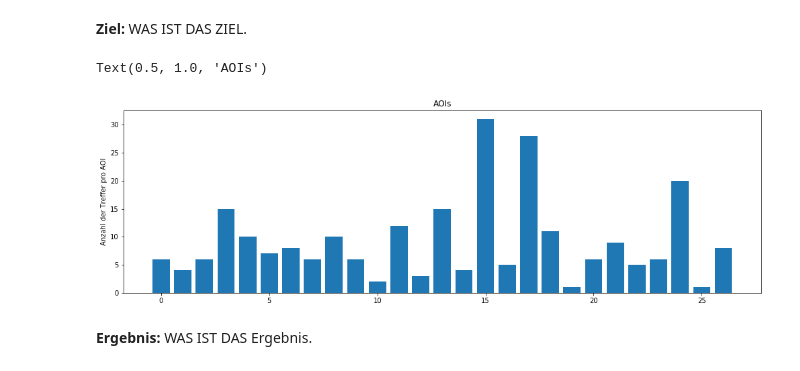
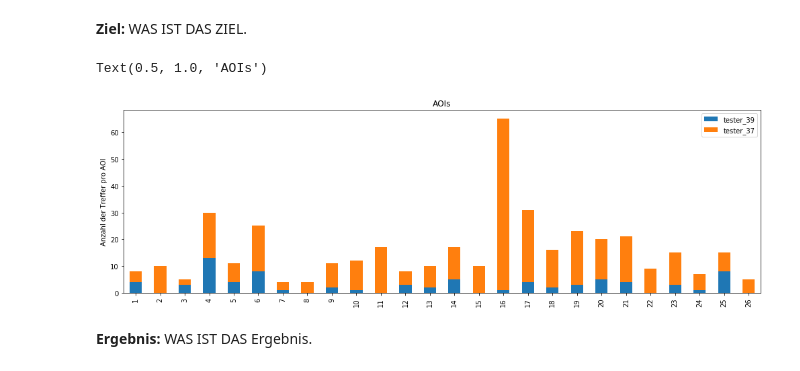
Before and after one commit to marc101101/masterarbeit_eye_tracking, a Jupyter notebook: evaluation/2_data_distribution/0_data_distribution.ipynb, the cells around one changed output. Saved outputs shown, nothing was run; the diff lists cells and outputs as text; code cells hidden in the pictures.

```diff
--- a/evaluation/2_data_distribution/0_data_distribution.ipynb
+++ b/evaluation/2_data_distribution/0_data_distribution.ipynb
@@ -50,7 +50,7 @@ info_data = []
 counter_gaze = []
 frames_with_face = []
 testers = []
-aoi_hits = {}
+aoi_hits = []
 position_hits = {}
 positions_by_aoi_hits = []
 client_data = {}
@@ -63,6 +63,7 @@ for f in file_names:
     last_ts = datetime.fromtimestamp(df['server_timestamp'][count_total - 1])
     test_person = str((df['annotation_test_person_id'][count_total - 1]))[:-1]
 
+
     # gaze & face hits
     count_face = len(df[(df[['eye_lmk_X_0','eye_lmk_Y_0','eye_lmk_Z_0']] != 0).all(axis=1)]['frame'])
     count_gaze = len(df[(df[['gaze_direction_0_x','gaze_direction_0_y','gaze_direction_0_z']] != 0).all(axis=1)]['frame'])
@@ -70,7 +71,8 @@ for f in file_names:
     # aoi & positions hits
     uniqueValues, occurCount = np.unique(df[(df[['gaze_direction_0_x','gaze_direction_0_y','gaze_direction_0_z']] != 0).all(axis=1)]['annotation_aoi'],
                                          return_counts=True)
-    current_aois = occurCount
+
+    current_aois = pd.DataFrame(occurCount, index =uniqueValues, columns=["tester_" + test_person])
 
     uniqueValues, occurCount = np.unique(df[(df[['gaze_direction_0_x','gaze_direction_0_y','gaze_direction_0_z']] != 0).all(axis=1)]['annotation_pos'],
                                          return_counts=True)
@@ -91,10 +93,11 @@ for f in file_names:
     frames_with_face.append(count_face)
     positions_by_aoi_hits.append(result_pos_aoi)
 
-    aoi_hits['tester_' + test_person] = current_aois
+    aoi_hits.append(current_aois)
     position_hits['tester_' + test_person] = current_positions
     client_data['tester_' + test_person] = client_hits
 
     testers.append(test_person)
 
 pd.DataFrame(info_data, columns=info_titles)
+aoi_hits = pd.concat(aoi_hits, axis=1)
@@ -162,16 +162,15 @@ Verhältnis zwischen Gesicht (98.15%) und Blick(1.85%)
 # %% [markdown]
 **Ziel:** WAS IST DAS ZIEL.
 # %%
-y_pos = np.arange(len(aoi_hits['tester_01']))
+y_pos = np.arange(len(aoi_hits))
 
-plt.rcParams["figure.figsize"] = (17, 5) # (w, h)
-plt.bar(y_pos, sum(aoi_hits[key] for key in aoi_hits), align='center')
+aoi_hits.plot(kind='bar', stacked=True)
 
 plt.ylabel('Anzahl der Treffer pro AOI')
 plt.title('AOIs')
 # %% [output]
 Text(0.5, 1.0, 'AOIs')
-[figure, old version]
+[figure, new version]
 # %% [markdown]
 **Ergebnis:** WAS IST DAS Ergebnis.
 # %% [markdown]
```
Also changed, not shown: parts of 10 cells of this notebook, 2 other files.
